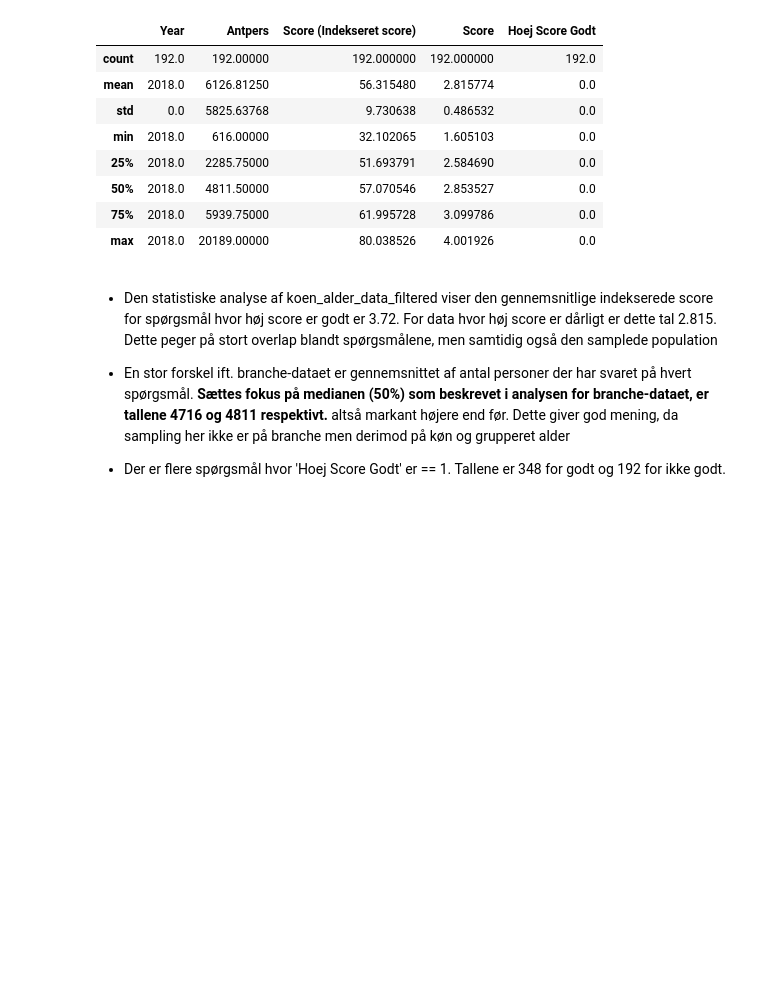
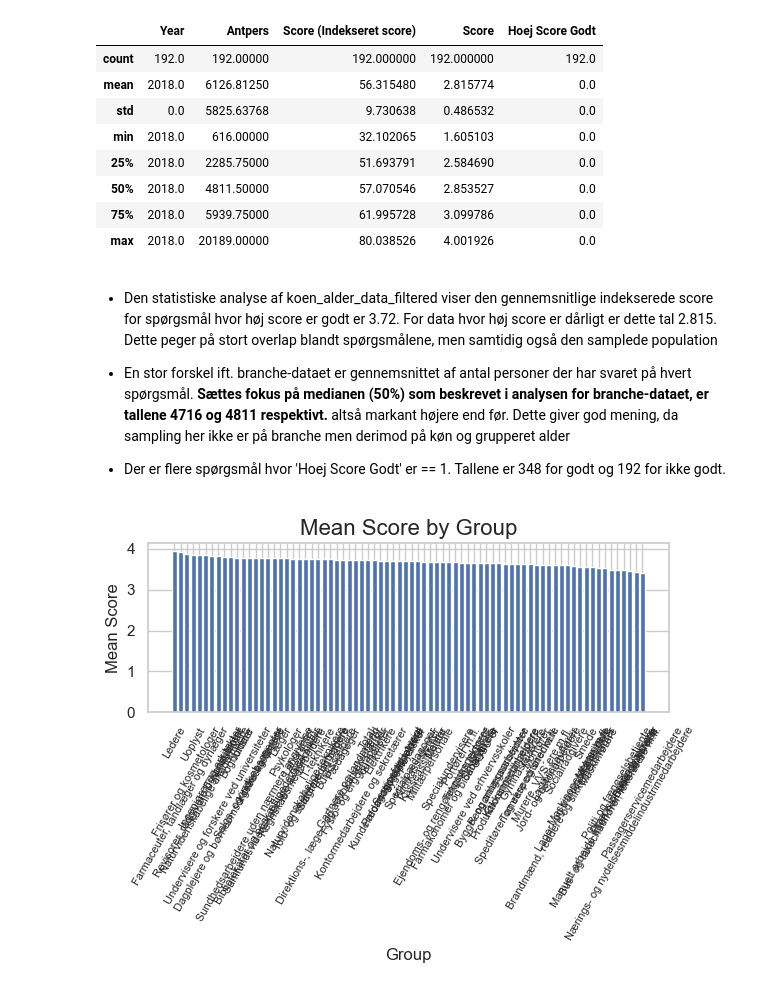
Before and after one commit to albertbanke/Case, a Jupyter notebook: analyse/analyse.ipynb, the cells around one changed output. Drawn from its saved outputs; the diff is of its cells as text; code cells hidden in the pictures; blank space fills up the shorter version.

Commit message:
Start af visualiseringer

```diff
--- a/analyse/analyse.ipynb
+++ b/analyse/analyse.ipynb
@@ -519,3 +519,29 @@ koen_alder_data_filtered[koen_alder_data_filtered['Hoej Score Godt'] == 0].descr
 * En stor forskel ift. branche-dataet er gennemsnittet af antal personer der har svaret på hvert spørgsmål. **Sættes fokus på medianen (50%) som beskrevet i analysen for branche-dataet, er tallene 4716 og 4811 respektivt.** altså markant højere end før. Dette giver god mening, da sampling her ikke er på branche men derimod på køn og grupperet alder
 
 * Der er flere spørgsmål hvor 'Hoej Score Godt' er == 1. Tallene er 348 for godt og 192 for ikke godt.
+# %%
+
+
+# Filter the data frame to only include rows where 'Hoej Score Godt' is equal to 1
+branche_data_filtered_hoej_t = branche_data_filtered[branche_data_filtered['Hoej Score Godt'] == 1]
+
+# Group the data by the 'Group' column
+grouped_data = branche_data_filtered_hoej_t.groupby(['Group'])['Score'].mean()
+
+# Reset the index so that the grouped data is in a dataframe
+grouped_data = grouped_data.reset_index()
+
+# Sort the data by the mean 'Score' in descending order
+grouped_data = grouped_data.sort_values(by='Score', ascending=False)
+
+
+# Visualize the results using Matplotlib
+plt.bar(grouped_data['x_ticks'], grouped_data['Score'])
+plt.xticks(grouped_data['x_ticks'], grouped_data['Group'], rotation=60, fontsize=8) # Use the x_ticks column and the 'Group' column as the x-ticks and the labels, respectively
+plt.xlabel("Group", fontsize=12) # Add a label for the x-axis
+plt.ylabel("Mean Score", fontsize=12) # Add a label for the y-axis
+plt.title("Mean Score by Group", fontsize=16) # Add a title for the plot
+plt.tight_layout() # Make the plot more professional by adjusting the layout
+plt.show()
+# %% [output]
+[figure, added]
```
